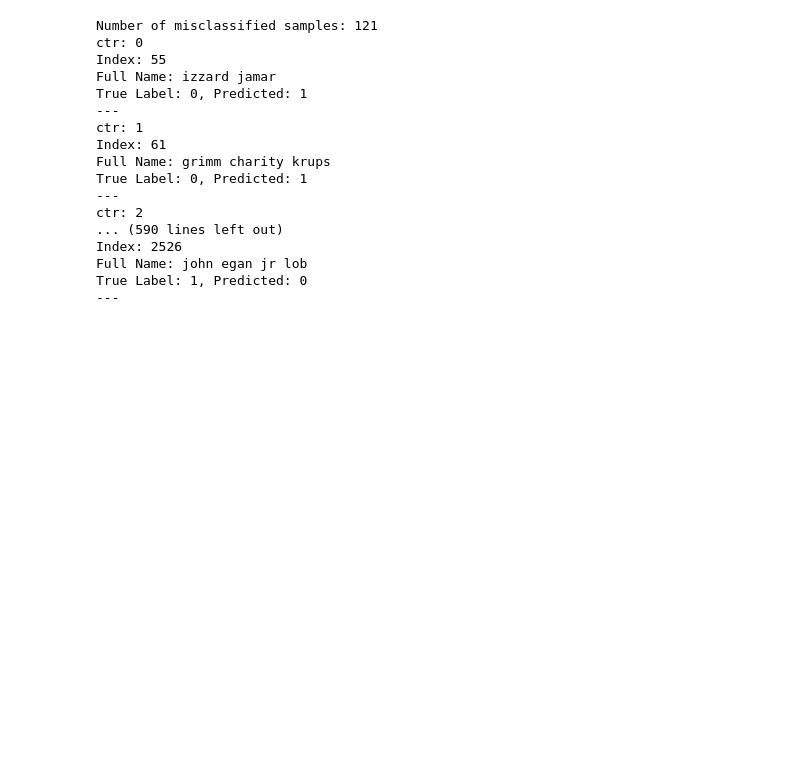
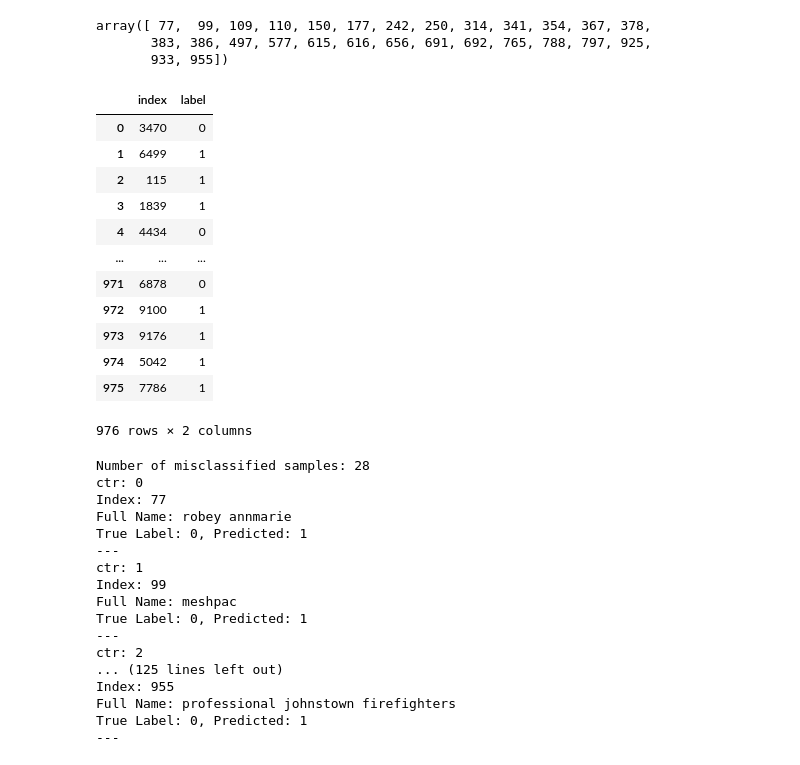
Before and after one commit to satadisha/ner_congressional_records, a Jupyter notebook: RandomForestClassifier-TFIDF.ipynb, the cells around one changed output. Drawn from its saved outputs; the diff is of its cells as text; code cells hidden in the pictures; blank space fills up the shorter version.

```diff
--- a/RandomForestClassifier-TFIDF.ipynb
+++ b/RandomForestClassifier-TFIDF.ipynb
@@ -151,5 +117,28 @@ inverse_names_clean
+# %%
+misclassified = np.where(y_val != predicted_y)[0]
+misclassified
+# %% [output]
+array([ 77,  99, 109, 110, 150, 177, 242, 250, 314, 341, 354, 367, 378,
+       383, 386, 497, 577, 615, 616, 656, 691, 692, 765, 788, 797, 925,
+       933, 955])
+# %%
+y_val_df = y_val.reset_index().copy()
+y_val_df
+# %% [output]
+|  | index | label |
+| 0 | 3470 | 0 |
+| 1 | 6499 | 1 |
+| 2 | 115 | 1 |
+| 3 | 1839 | 1 |
+| 4 | 4434 | 0 |
+| ... | ... | ... |
+| 971 | 6878 | 0 |
+| 972 | 9100 | 1 |
+| 973 | 9176 | 1 |
+| 974 | 5042 | 1 |
+| 975 | 7786 | 1 |
+976 rows × 2 columns
 # %%
-misclassified = np.where(y_val != predicted_y)[0]
 
 inverse_names = vectorizer.inverse_transform(X_val)
 
@@ -164,23 +153,25 @@ for i in misclassified:
 	print(f"ctr: {ctr}")
 	print(f"Index: {i}")
 	print(f"Full Name: {inverse_names_clean[ctr]}")
-	print(f"True Label: {y_val[i]}, Predicted: {predicted_y[i]}")
+	print(f"True Label: {y_val_df.iloc[i]['label']}, Predicted: {predicted_y[i]}")
 	print("---")
+# Committee = 0
+# Individual = 1
 # %% [output]
-Number of misclassified samples: 121
+Number of misclassified samples: 28
 ctr: 0
-Index: 55
-Full Name: izzard jamar
+Index: 77
+Full Name: robey annmarie
 True Label: 0, Predicted: 1
 ---
 ctr: 1
-Index: 61
-Full Name: grimm charity krups
+Index: 99
+Full Name: meshpac
 True Label: 0, Predicted: 1
 ---
 ctr: 2
-... (590 lines left out)
-Index: 2526
-Full Name: john egan jr lob
-True Label: 1, Predicted: 0
+... (125 lines left out)
+Index: 955
+Full Name: professional johnstown firefighters
+True Label: 0, Predicted: 1
 ---
```
Also changed, not shown: parts of 10 cells of this notebook.
